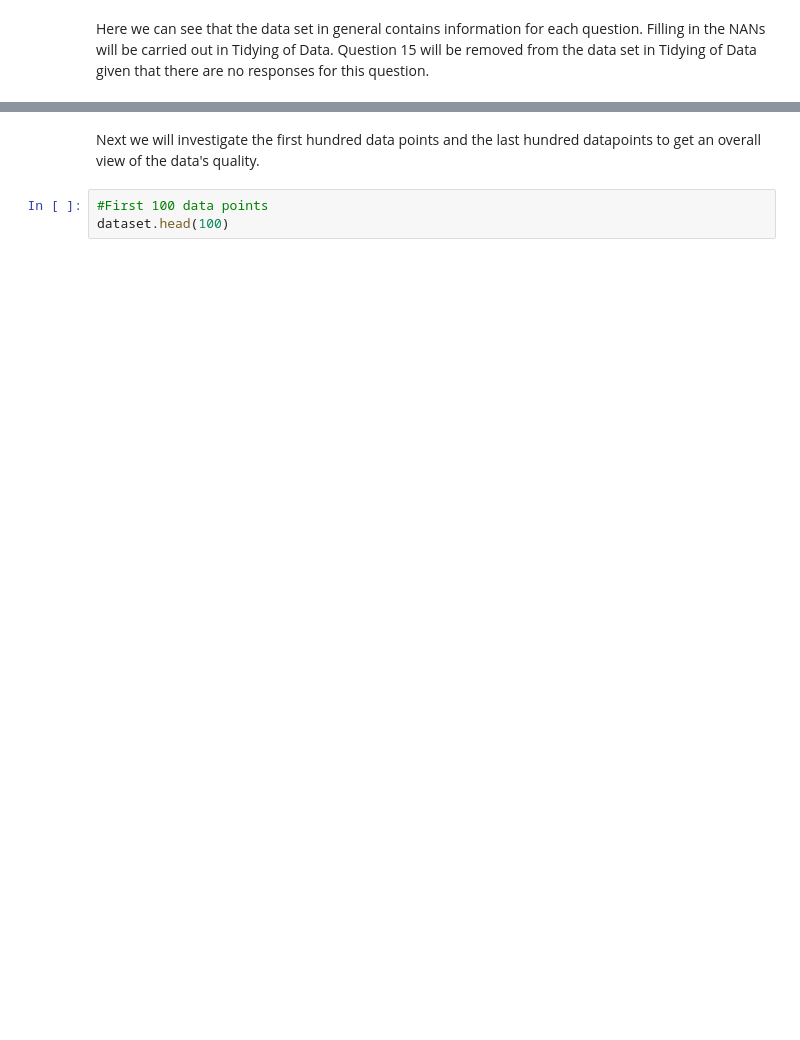
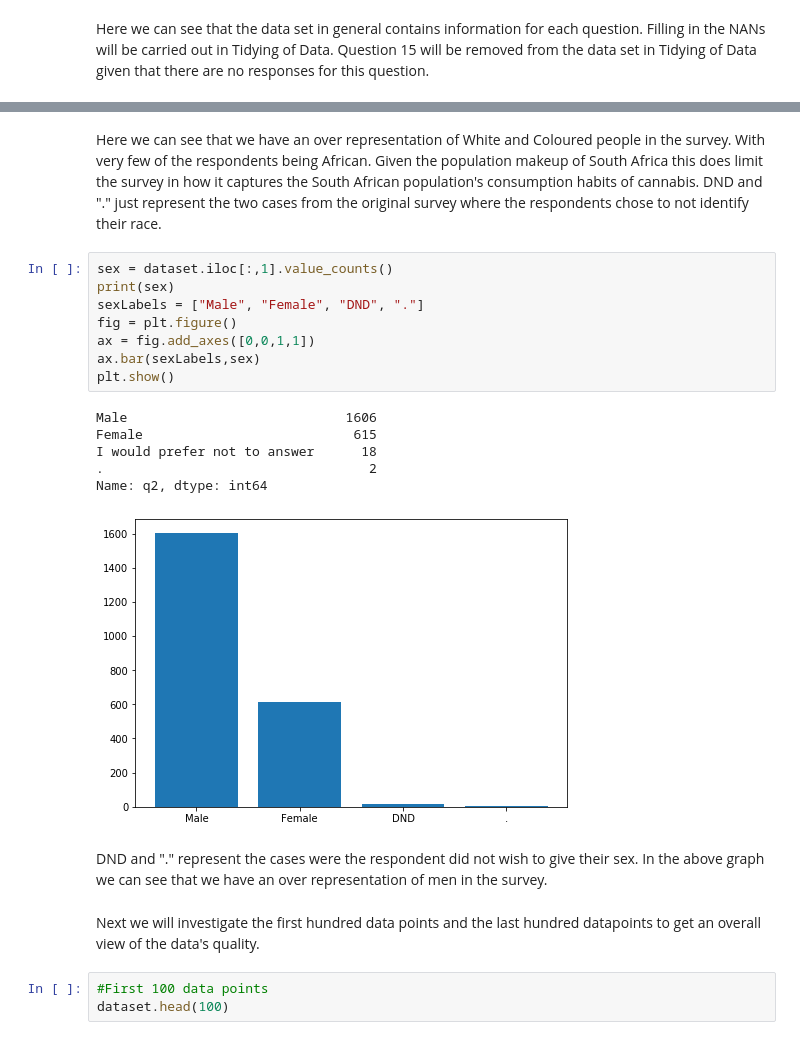
Before and after one commit to Matkicail/DAE-Project, a Jupyter notebook: daeRough.ipynb, the cells around one changed output, grey strips where cells are left out. Cells and saved outputs as stored; diff of their text form; blank space fills up the shorter version.

```diff
--- a/daeRough.ipynb
+++ b/daeRough.ipynb
@@ -135,3 +198,25 @@ Here we can see that the data set in general contains information for each quest
+# %% [markdown]
+Here we can see that we have an over representation of White and Coloured people in the survey. With very few of the respondents being African.
+Given the population makeup of South Africa this does limit the survey in how it captures the South African population's consumption habits of cannabis.
+DND and "." just represent the two cases from the original survey where the respondents chose to not identify their race.
+# %%
+sex = dataset.iloc[:,1].value_counts()
+print(sex)
+sexLabels = ["Male", "Female", "DND", "."]
+fig = plt.figure()
+ax = fig.add_axes([0,0,1,1])
+ax.bar(sexLabels,sex)
+plt.show()
+# %% [output]
+Male                            1606
+Female                           615
+I would prefer not to answer      18
+.                                  2
+Name: q2, dtype: int64
+[figure, added]
+# %% [markdown]
+DND and "." represent the cases were the respondent did not wish to give their sex.
+In the above graph we can see that we have an over representation of men in the survey.
 # %% [markdown]
 Next we will investigate the first hundred data points and the last hundred datapoints to get an overall view of the data's quality.
 # %%
```
Also changed, not shown: parts of 10 cells of this notebook.
